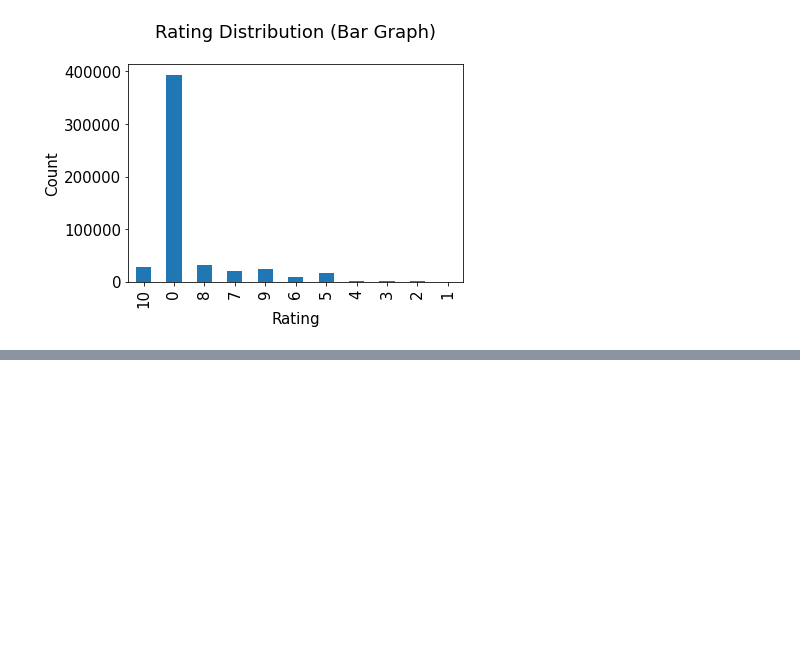
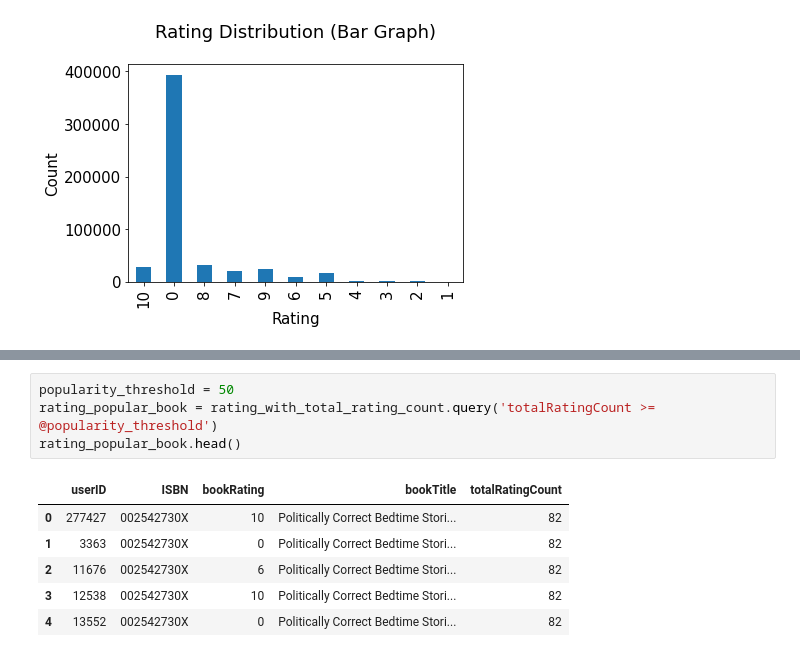
Before and after one commit to GNDEC-Minor-Project-KGJ/book-recommendation-system, a Jupyter notebook: Collaborative Filtering (KNN).ipynb, the cells around one changed output, grey strips where cells are left out. Cells and saved outputs as stored; diff of their text form; blank space fills up the shorter version.

```diff
--- a/Collaborative Filtering (KNN).ipynb
+++ b/Collaborative Filtering (KNN).ipynb
@@ -126,0 +178,11 @@ plt.show()
+# %%
+popularity_threshold = 50
+rating_popular_book = rating_with_total_rating_count.query('totalRatingCount >= @popularity_threshold')
+rating_popular_book.head()
+# %% [output]
+|  | userID | ISBN | bookRating | bookTitle | totalRatingCount |
+| 0 | 277427 | 002542730X | 10 | Politically Correct Bedtime Stori... | 82 |
+| 1 | 3363 | 002542730X | 0 | Politically Correct Bedtime Stori... | 82 |
+| 2 | 11676 | 002542730X | 6 | Politically Correct Bedtime Stori... | 82 |
+| 3 | 12538 | 002542730X | 10 | Politically Correct Bedtime Stori... | 82 |
+| 4 | 13552 | 002542730X | 0 | Politically Correct Bedtime Stori... | 82 |
```
Also changed, not shown: parts of 15 cells of this notebook.
